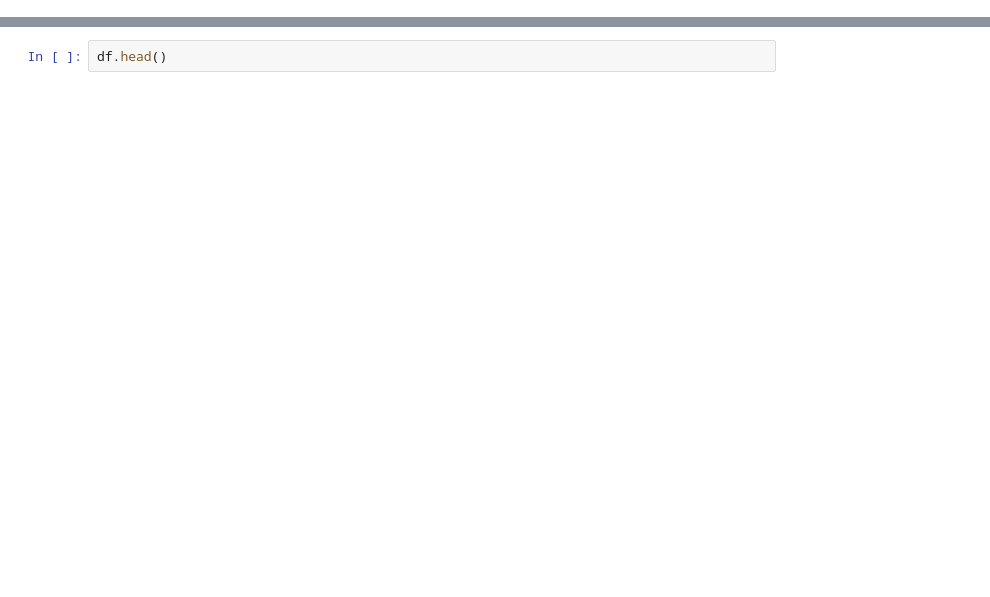
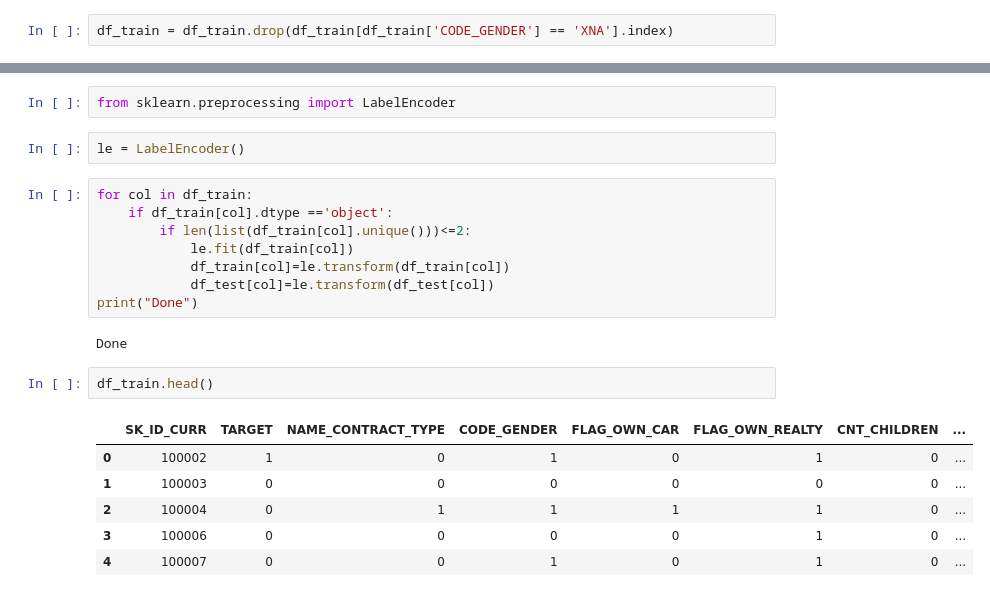
Before and after one commit to jaiveerminhas06/Home_Credit_Default_Risk, a Jupyter notebook: Untitled.ipynb, the cells around one changed output, grey strips where cells are left out. Cells and saved outputs as stored; diff of their text form; blank space fills up the shorter version.

Commit message:
Label Encoding

```diff
--- a/Untitled.ipynb
+++ b/Untitled.ipynb
@@ -45,0 +51,2 @@ df.drop(columns=cols_to_drop, inplace=True)
+# %%
+df_train = df_train.drop(df_train[df_train['CODE_GENDER'] == 'XNA'].index)
@@ -46,2 +87,23 @@ df.drop(columns=cols_to_drop, inplace=True)
+# %%
+from sklearn.preprocessing import LabelEncoder
+# %%
+le = LabelEncoder()
+# %%
+for col in df_train:
+    if df_train[col].dtype =='object':
+        if len(list(df_train[col].unique()))<=2:
+            le.fit(df_train[col])
+            df_train[col]=le.transform(df_train[col])
+            df_test[col]=le.transform(df_test[col])
+print("Done")
+# %% [output]
+Done
 # %%
-df.head()
+df_train.head()
+# %% [output]
+|  | SK_ID_CURR | TARGET | NAME_CONTRACT_TYPE | CODE_GENDER | FLAG_OWN_CAR | FLAG_OWN_REALTY | CNT_CHILDREN | ... |
+| 0 | 100002 | 1 | 0 | 1 | 0 | 1 | 0 | ... |
+| 1 | 100003 | 0 | 0 | 0 | 0 | 0 | 0 | ... |
+| 2 | 100004 | 0 | 1 | 1 | 1 | 1 | 0 | ... |
+| 3 | 100006 | 0 | 0 | 0 | 0 | 1 | 0 | ... |
+| 4 | 100007 | 0 | 0 | 1 | 0 | 1 | 0 | ... |
```
Also changed, not shown: parts of 20 cells of this notebook, 1 other file.
